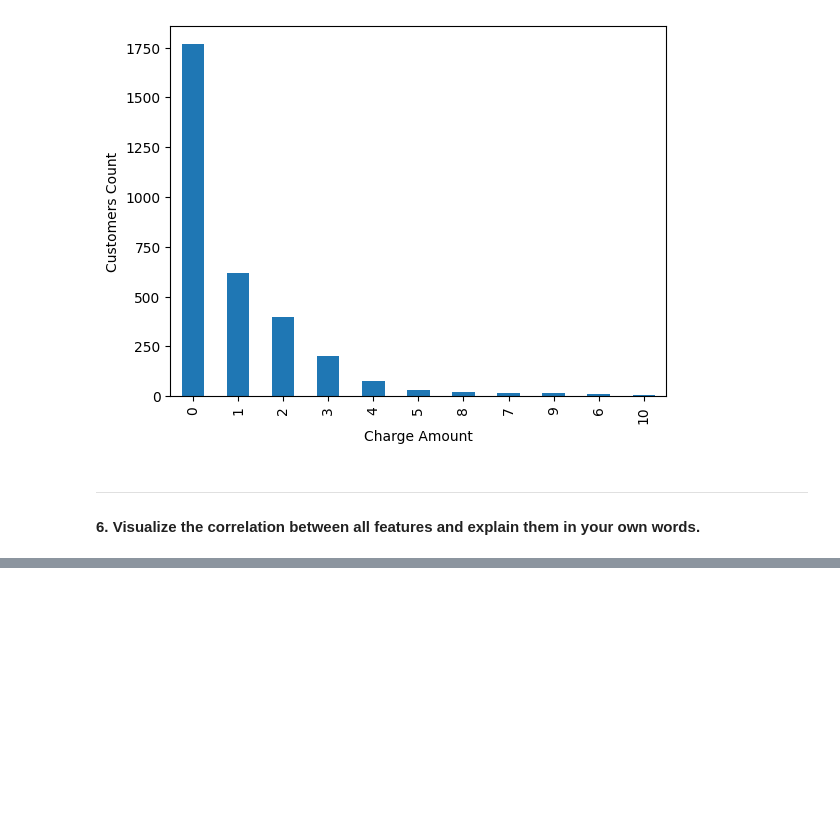
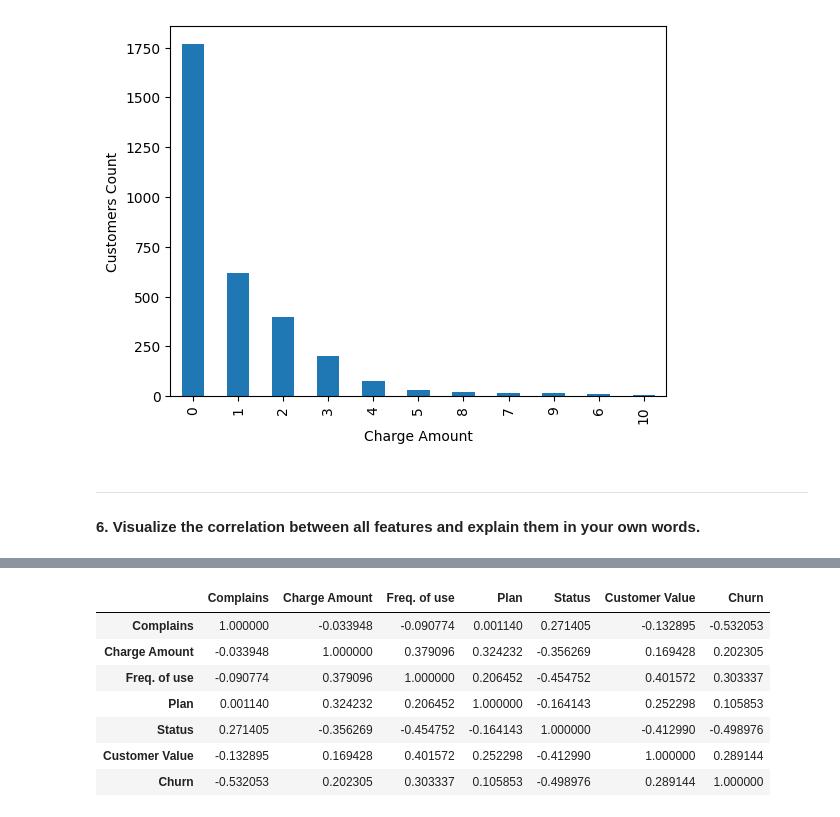
Before and after one commit to MomenBazzar/Customer-Churn, a Jupyter notebook: CustomerChurn.ipynb, the cells around one changed output, grey strips where cells are left out. Cells and saved outputs as stored; diff of their text form; code cells hidden in the pictures; blank space fills up the shorter version.

```diff
--- a/CustomerChurn.ipynb
+++ b/CustomerChurn.ipynb
@@ -153,2 +166,16 @@ We also realize that some values have strong correlation with each other, like:
     </li>
 </ol>
+# %%
+# Exclude the specified fields from the dataset
+df_excluded = df.drop(columns=["Age", "Age Group", "Freq. of SMS", "Distinct Called Numbers", "Seconds of Use",
+                                       "Subscription  Length", "Call Failure", "ID"])
+df_excluded.corr()
+# %% [output]
+|  | Complains | Charge Amount | Freq. of use | Plan | Status | Customer Value | Churn |
+| Complains | 1.000000 | -0.033948 | -0.090774 | 0.001140 | 0.271405 | -0.132895 | -0.532053 |
+| Charge Amount | -0.033948 | 1.000000 | 0.379096 | 0.324232 | -0.356269 | 0.169428 | 0.202305 |
+| Freq. of use | -0.090774 | 0.379096 | 1.000000 | 0.206452 | -0.454752 | 0.401572 | 0.303337 |
+| Plan | 0.001140 | 0.324232 | 0.206452 | 1.000000 | -0.164143 | 0.252298 | 0.105853 |
+| Status | 0.271405 | -0.356269 | -0.454752 | -0.164143 | 1.000000 | -0.412990 | -0.498976 |
+| Customer Value | -0.132895 | 0.169428 | 0.401572 | 0.252298 | -0.412990 | 1.000000 | 0.289144 |
+| Churn | -0.532053 | 0.202305 | 0.303337 | 0.105853 | -0.498976 | 0.289144 | 1.000000 |
```
Also changed, not shown: parts of 21 cells of this notebook.
